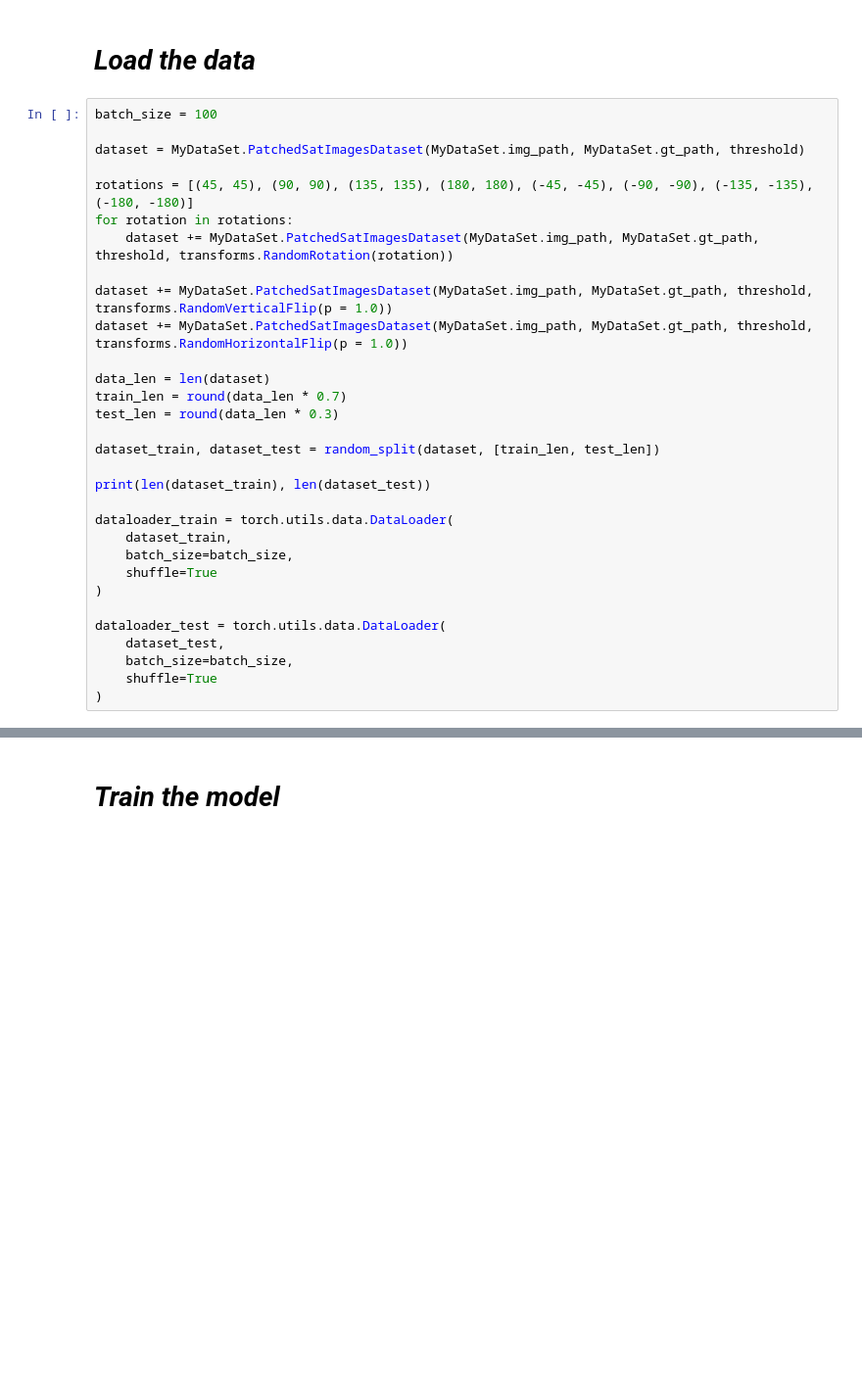
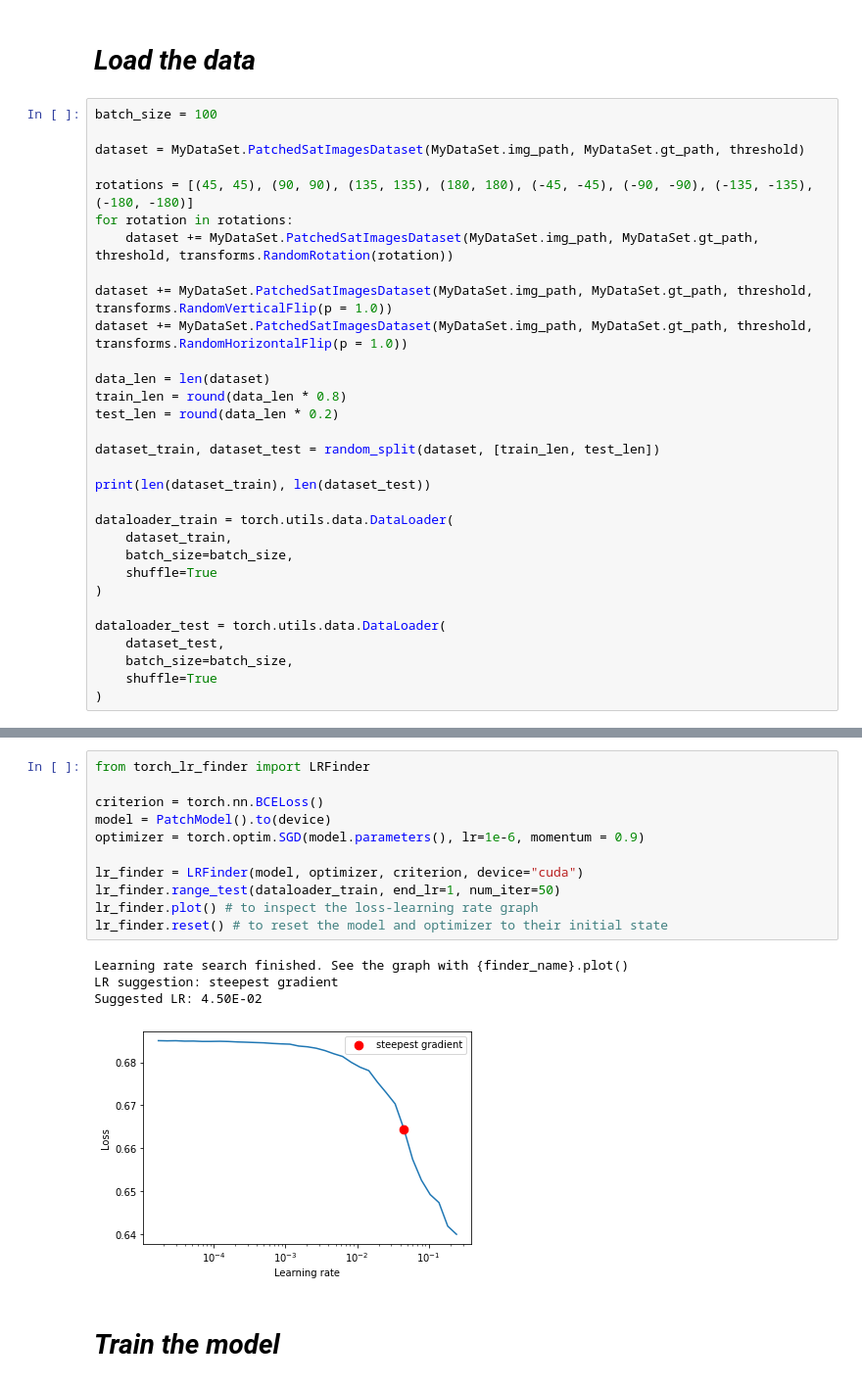
Before and after one commit to karimassi/road-segmentation, a Jupyter notebook: CNN.ipynb, the cells around one changed output, grey strips where cells are left out. Shown at 98% size. Cells and saved outputs as stored; diff of their text form; blank space fills up the shorter version.

Commit message:
Add lr finder & model saving

```diff
--- a/CNN.ipynb
+++ b/CNN.ipynb
@@ -116,8 +118,8 @@ dataset += MyDataSet.PatchedSatImagesDataset(MyDataSet.img_path, MyDataSet.gt_pa
 dataset += MyDataSet.PatchedSatImagesDataset(MyDataSet.img_path, MyDataSet.gt_path, threshold, transforms.RandomHorizontalFlip(p = 1.0))
 
 data_len = len(dataset)
-train_len = round(data_len * 0.7)
-test_len = round(data_len * 0.3)
+train_len = round(data_len * 0.8)
+test_len = round(data_len * 0.2)
 
 dataset_train, dataset_test = random_split(dataset, [train_len, test_len])
 
@@ -137,3 +145,19 @@ dataloader_test = torch.utils.data.DataLoader(
+# %%
+from torch_lr_finder import LRFinder
+
+criterion = torch.nn.BCELoss()
+model = PatchModel().to(device)
+optimizer = torch.optim.SGD(model.parameters(), lr=1e-6, momentum = 0.9)
+
+lr_finder = LRFinder(model, optimizer, criterion, device="cuda")
+lr_finder.range_test(dataloader_train, end_lr=1, num_iter=50)
+lr_finder.plot() # to inspect the loss-learning rate graph
+lr_finder.reset() # to reset the model and optimizer to their initial state
+# %% [output]
+Learning rate search finished. See the graph with {finder_name}.plot()
+LR suggestion: steepest gradient
+Suggested LR: 4.50E-02
+[figure, added]
 # %% [markdown]
 # *Train the model*
 # %%
```
Also changed, not shown: parts of 9 cells of this notebook.
